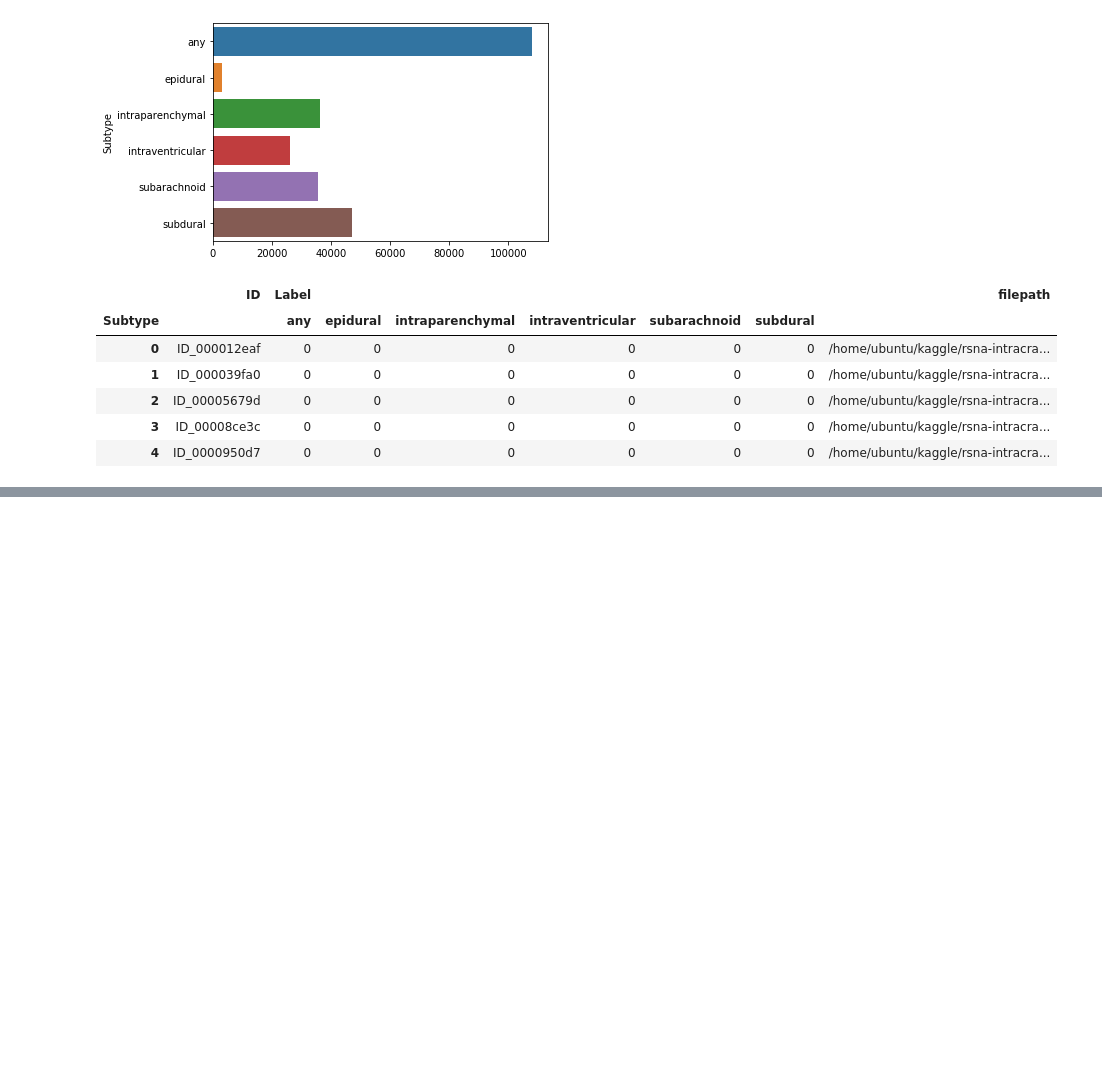
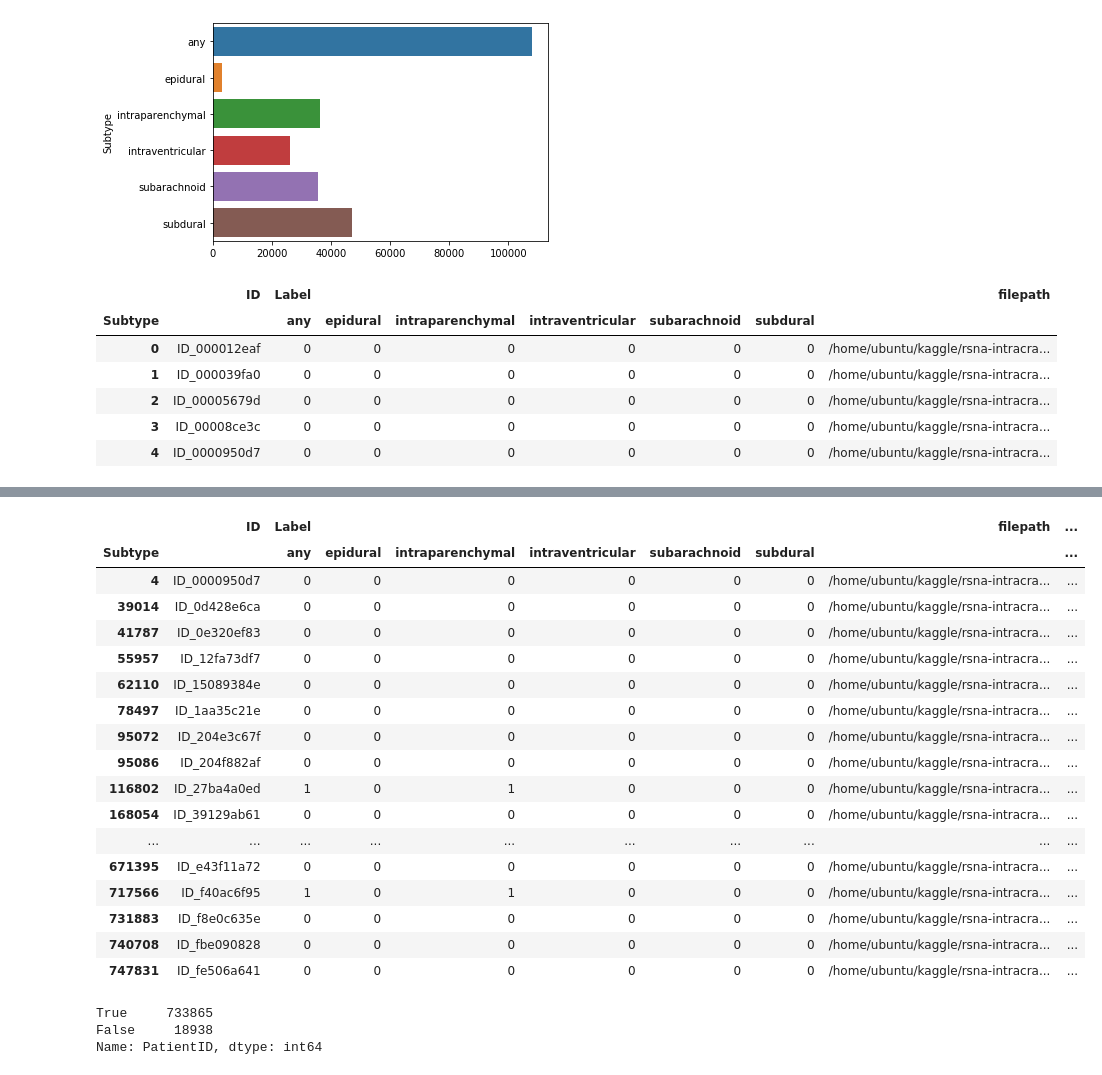
Before and after one commit to bharatc9530/Intracranial-Hemorrhage-Detection, a Jupyter notebook: Notebook/Week 1/load_data.ipynb, the cells around one changed output, grey strips where cells are left out. Saved outputs shown, nothing was run; the diff lists cells and outputs as text; code cells hidden in the pictures; blank space fills up the shorter version.

```diff
--- a/Notebook/Week 1/load_data.ipynb
+++ b/Notebook/Week 1/load_data.ipynb
@@ -173,0 +225,27 @@ train_new.to_csv('train_df')
+# %%
+train_new[train_new.PatientID == 'ID_d278c67b']
+# %% [output]
+|  | ID | Label |  |  |  |  |  | filepath | ... |
+| Subtype |  | any | epidural | intraparenchymal | intraventricular | subarachnoid | subdural |  | ... |
+| 4 | ID_0000950d7 | 0 | 0 | 0 | 0 | 0 | 0 | /home/ubuntu/kaggle/rsna-intracra... | ... |
+| 39014 | ID_0d428e6ca | 0 | 0 | 0 | 0 | 0 | 0 | /home/ubuntu/kaggle/rsna-intracra... | ... |
+| 41787 | ID_0e320ef83 | 0 | 0 | 0 | 0 | 0 | 0 | /home/ubuntu/kaggle/rsna-intracra... | ... |
+| 55957 | ID_12fa73df7 | 0 | 0 | 0 | 0 | 0 | 0 | /home/ubuntu/kaggle/rsna-intracra... | ... |
+| 62110 | ID_15089384e | 0 | 0 | 0 | 0 | 0 | 0 | /home/ubuntu/kaggle/rsna-intracra... | ... |
+| 78497 | ID_1aa35c21e | 0 | 0 | 0 | 0 | 0 | 0 | /home/ubuntu/kaggle/rsna-intracra... | ... |
+| 95072 | ID_204e3c67f | 0 | 0 | 0 | 0 | 0 | 0 | /home/ubuntu/kaggle/rsna-intracra... | ... |
+| 95086 | ID_204f882af | 0 | 0 | 0 | 0 | 0 | 0 | /home/ubuntu/kaggle/rsna-intracra... | ... |
+| 116802 | ID_27ba4a0ed | 1 | 0 | 1 | 0 | 0 | 0 | /home/ubuntu/kaggle/rsna-intracra... | ... |
+| 168054 | ID_39129ab61 | 0 | 0 | 0 | 0 | 0 | 0 | /home/ubuntu/kaggle/rsna-intracra... | ... |
+| ... | ... | ... | ... | ... | ... | ... | ... | ... | ... |
+| 671395 | ID_e43f11a72 | 0 | 0 | 0 | 0 | 0 | 0 | /home/ubuntu/kaggle/rsna-intracra... | ... |
+| 717566 | ID_f40ac6f95 | 1 | 0 | 1 | 0 | 0 | 0 | /home/ubuntu/kaggle/rsna-intracra... | ... |
+| 731883 | ID_f8e0c635e | 0 | 0 | 0 | 0 | 0 | 0 | /home/ubuntu/kaggle/rsna-intracra... | ... |
+| 740708 | ID_fbe090828 | 0 | 0 | 0 | 0 | 0 | 0 | /home/ubuntu/kaggle/rsna-intracra... | ... |
+| 747831 | ID_fe506a641 | 0 | 0 | 0 | 0 | 0 | 0 | /home/ubuntu/kaggle/rsna-intracra... | ... |
+# %%
+train_new.PatientID.duplicated().value_counts()
+# %% [output]
+True     733865
+False     18938
+Name: PatientID, dtype: int64
```
Also changed, not shown: parts of 8 cells of this notebook.
